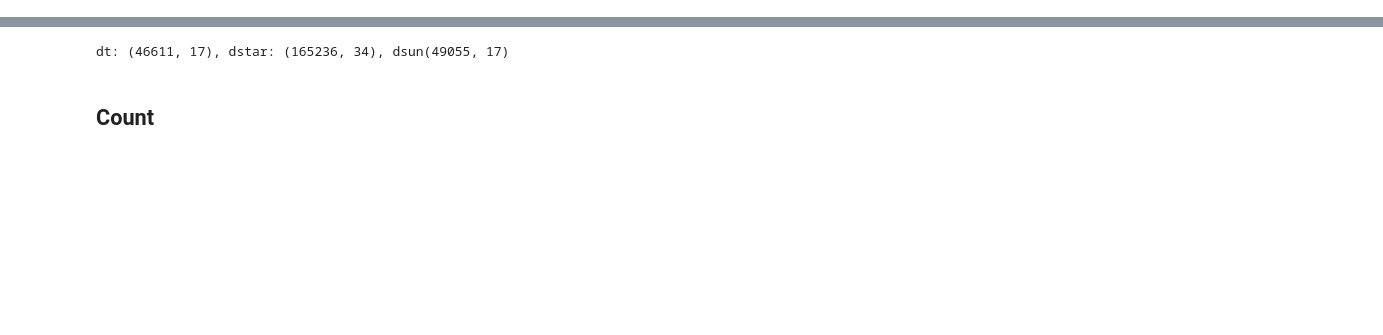
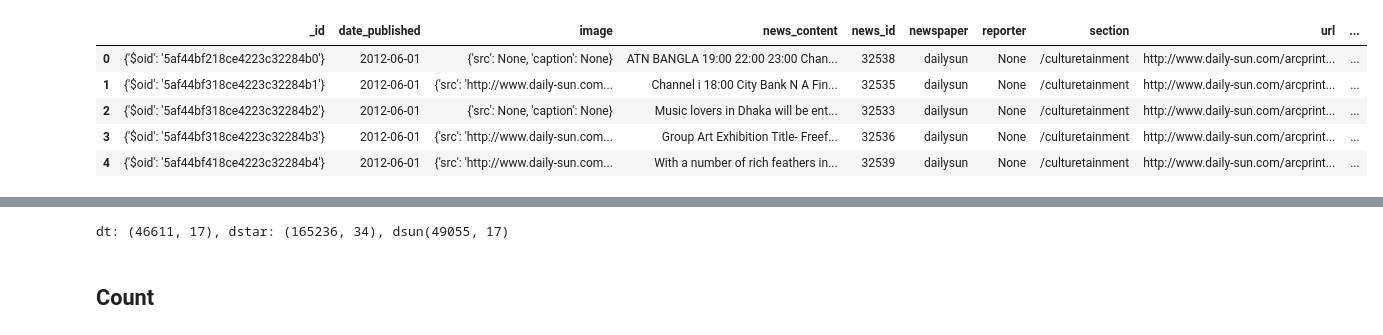
Before and after one commit to shoumikchow/Research, a Jupyter notebook: Unfiltered.news viz.ipynb, the cells around one changed output, grey strips where cells are left out. Cells and saved outputs as stored; diff of their text form; code cells hidden in the pictures; blank space fills up the shorter version.

```diff
--- a/Unfiltered.news viz.ipynb
+++ b/Unfiltered.news viz.ipynb
@@ -50,0 +79,9 @@ dt['news_publish_date'] = dt['news_publish_date'].apply(conv_to_datetime)
+# %%
+dsun.head()
+# %% [output]
+|  | _id | date_published | image | news_content | news_id | newspaper | reporter | section | url | ... |
+| 0 | {'$oid': '5af44bf218ce4223c32284b0'} | 2012-06-01 | {'src': None, 'caption': None} | ATN BANGLA 19:00 22:00 23:00 Chan... | 32538 | dailysun | None | /culturetainment | http://www.daily-sun.com/arcprint... | ... |
+| 1 | {'$oid': '5af44bf318ce4223c32284b1'} | 2012-06-01 | {'src': 'http://www.daily-sun.com... | Channel i 18:00 City Bank N A Fin... | 32535 | dailysun | None | /culturetainment | http://www.daily-sun.com/arcprint... | ... |
+| 2 | {'$oid': '5af44bf318ce4223c32284b2'} | 2012-06-01 | {'src': None, 'caption': None} | Music lovers in Dhaka will be ent... | 32533 | dailysun | None | /culturetainment | http://www.daily-sun.com/arcprint... | ... |
+| 3 | {'$oid': '5af44bf318ce4223c32284b3'} | 2012-06-01 | {'src': 'http://www.daily-sun.com... | Group Art Exhibition Title- Freef... | 32536 | dailysun | None | /culturetainment | http://www.daily-sun.com/arcprint... | ... |
+| 4 | {'$oid': '5af44bf418ce4223c32284b4'} | 2012-06-01 | {'src': 'http://www.daily-sun.com... | With a number of rich feathers in... | 32539 | dailysun | None | /culturetainment | http://www.daily-sun.com/arcprint... | ... |
```
Also changed, not shown: parts of 13 cells of this notebook.
